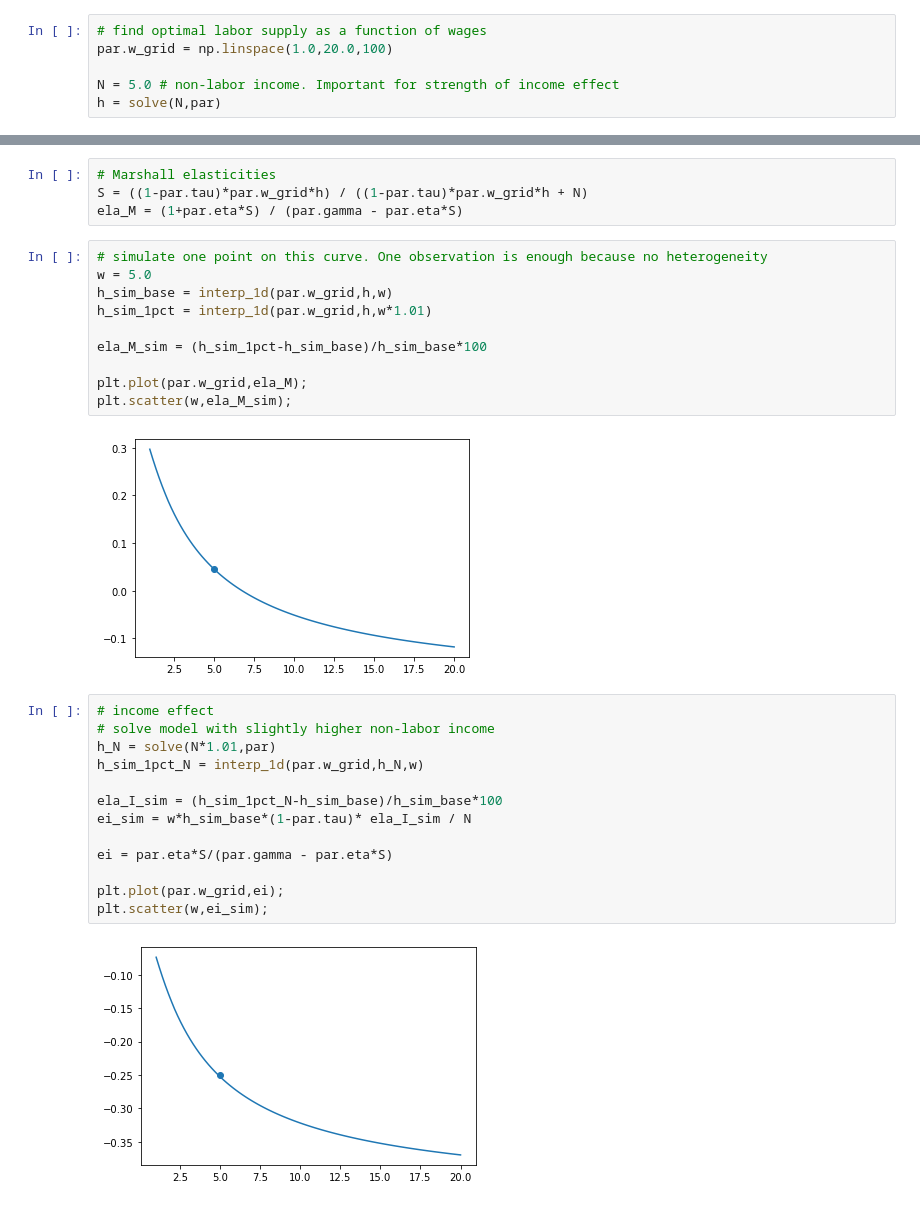
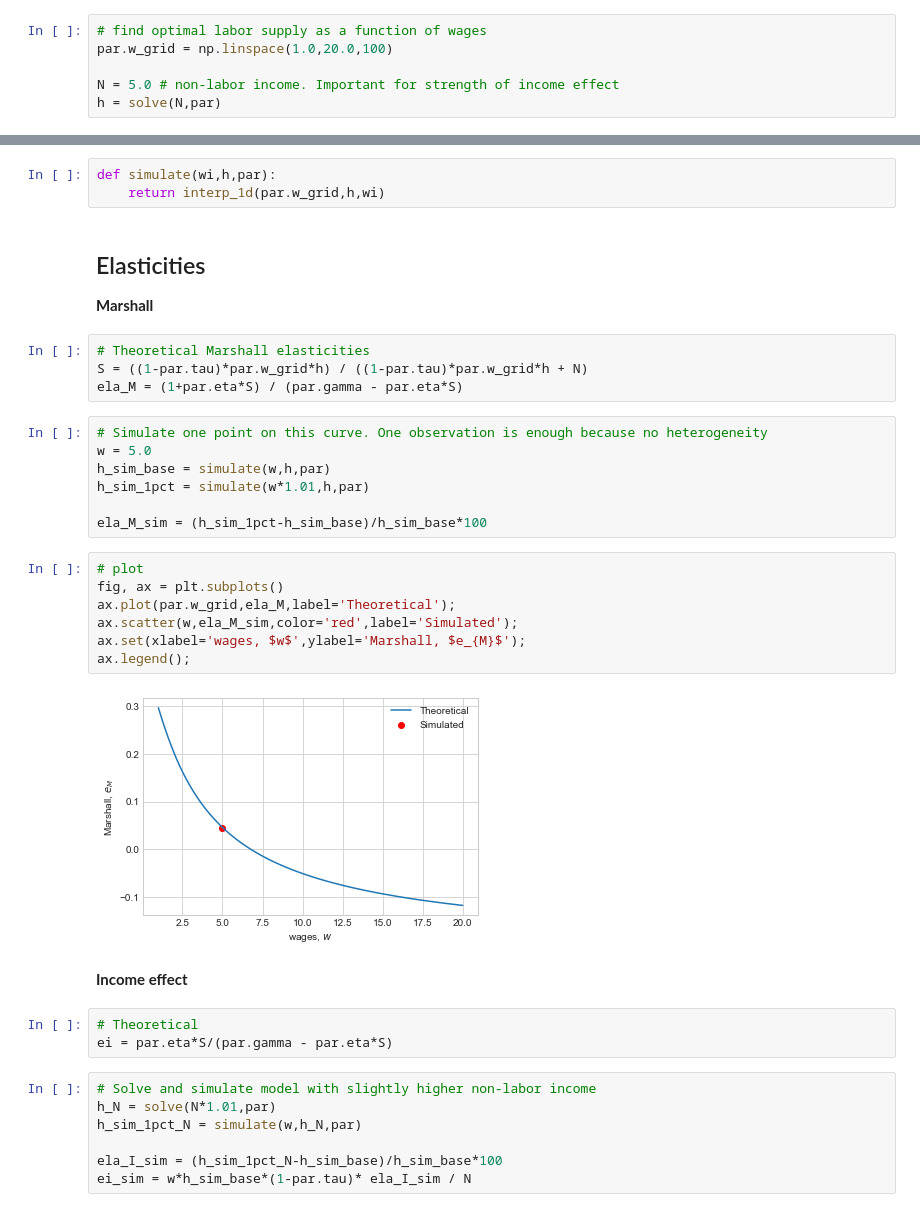
Before and after one commit to ThomasHJorgensen/HouseholdBehaviorCourse, a Jupyter notebook: 03/01. StaticLabor.ipynb, the cells around one changed output, grey strips where cells are left out. Cells and saved outputs as stored; diff of their text form.

```diff
--- a/03/01. StaticLabor.ipynb
+++ b/03/01. StaticLabor.ipynb
@@ -50,31 +74,38 @@ plt.plot(par.w_grid,h);
+# %%
+def simulate(wi,h,par):
+    return interp_1d(par.w_grid,h,wi)
+# %% [markdown]
+## Elasticities
+**Marshall**
 # %%
-# Marshall elasticities
+# Theoretical Marshall elasticities
 S = ((1-par.tau)*par.w_grid*h) / ((1-par.tau)*par.w_grid*h + N)
 ela_M = (1+par.eta*S) / (par.gamma - par.eta*S)
 # %%
-# simulate one point on this curve. One observation is enough because no heterogeneity
+# Simulate one point on this curve. One observation is enough because no heterogeneity
 w = 5.0
-h_sim_base = interp_1d(par.w_grid,h,w)
-h_sim_1pct = interp_1d(par.w_grid,h,w*1.01)
+h_sim_base = simulate(w,h,par)
+h_sim_1pct = simulate(w*1.01,h,par)
 
 ela_M_sim = (h_sim_1pct-h_sim_base)/h_sim_base*100
-
-plt.plot(par.w_grid,ela_M);
-plt.scatter(w,ela_M_sim);
-# %% [output]
-[figure, removed]
+# %%
+# plot
+fig, ax = plt.subplots()
+ax.plot(par.w_grid,ela_M,label='Theoretical');
+ax.scatter(w,ela_M_sim,color='red',label='Simulated');
+ax.set(xlabel='wages, $w$',ylabel='Marshall, $e_{M}$');
+ax.legend();
+# %% [output]
+[figure, added]
+# %% [markdown]
+**Income effect**
+# %%
+# Theoretical
+ei = par.eta*S/(par.gamma - par.eta*S)
 # %%
-# income effect
-# solve model with slightly higher non-labor income
+# Solve and simulate model with slightly higher non-labor income
 h_N = solve(N*1.01,par)
-h_sim_1pct_N = interp_1d(par.w_grid,h_N,w)
+h_sim_1pct_N = simulate(w,h_N,par)
 
 ela_I_sim = (h_sim_1pct_N-h_sim_base)/h_sim_base*100
 ei_sim = w*h_sim_base*(1-par.tau)* ela_I_sim / N
-
-ei = par.eta*S/(par.gamma - par.eta*S)
-
-plt.plot(par.w_grid,ei);
-plt.scatter(w,ei_sim);
-# %% [output]
-[figure, removed]
```
Also changed, not shown: parts of 22 cells of this notebook, 2 other files.
